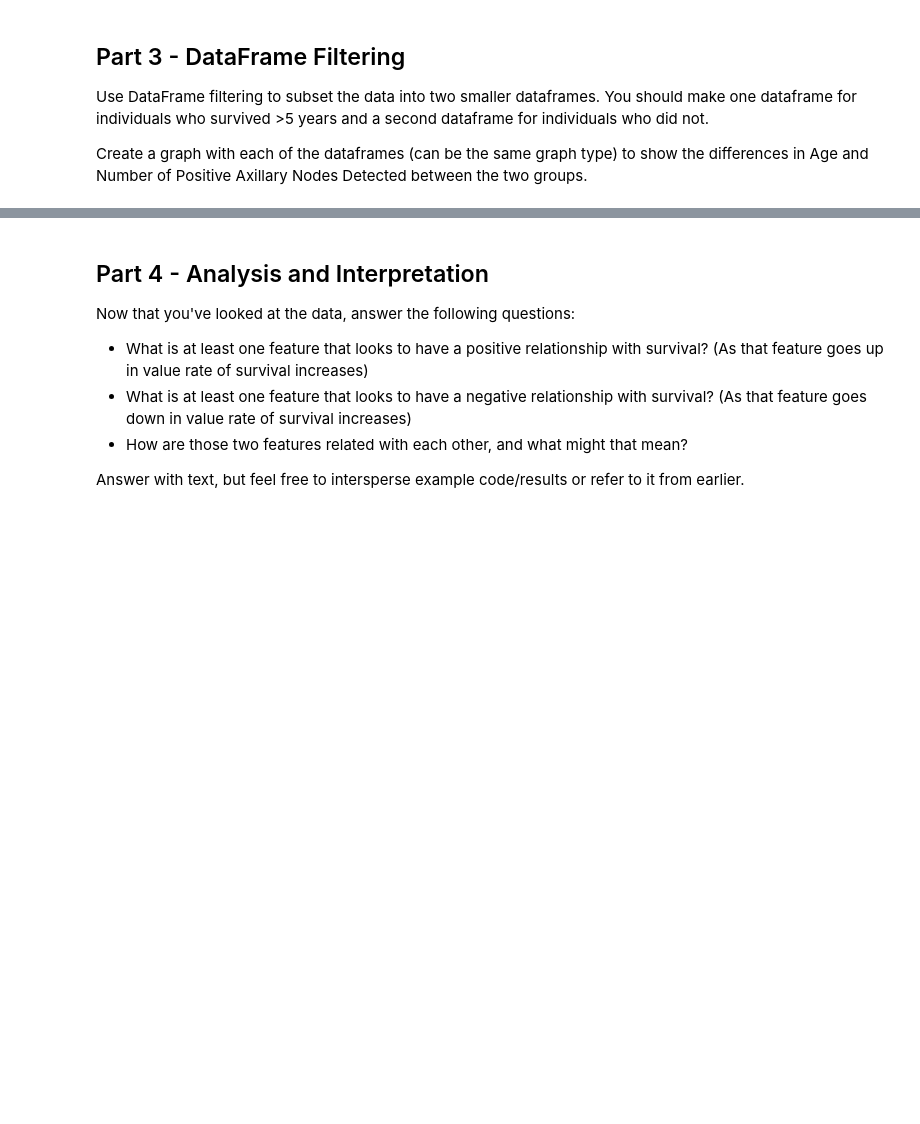
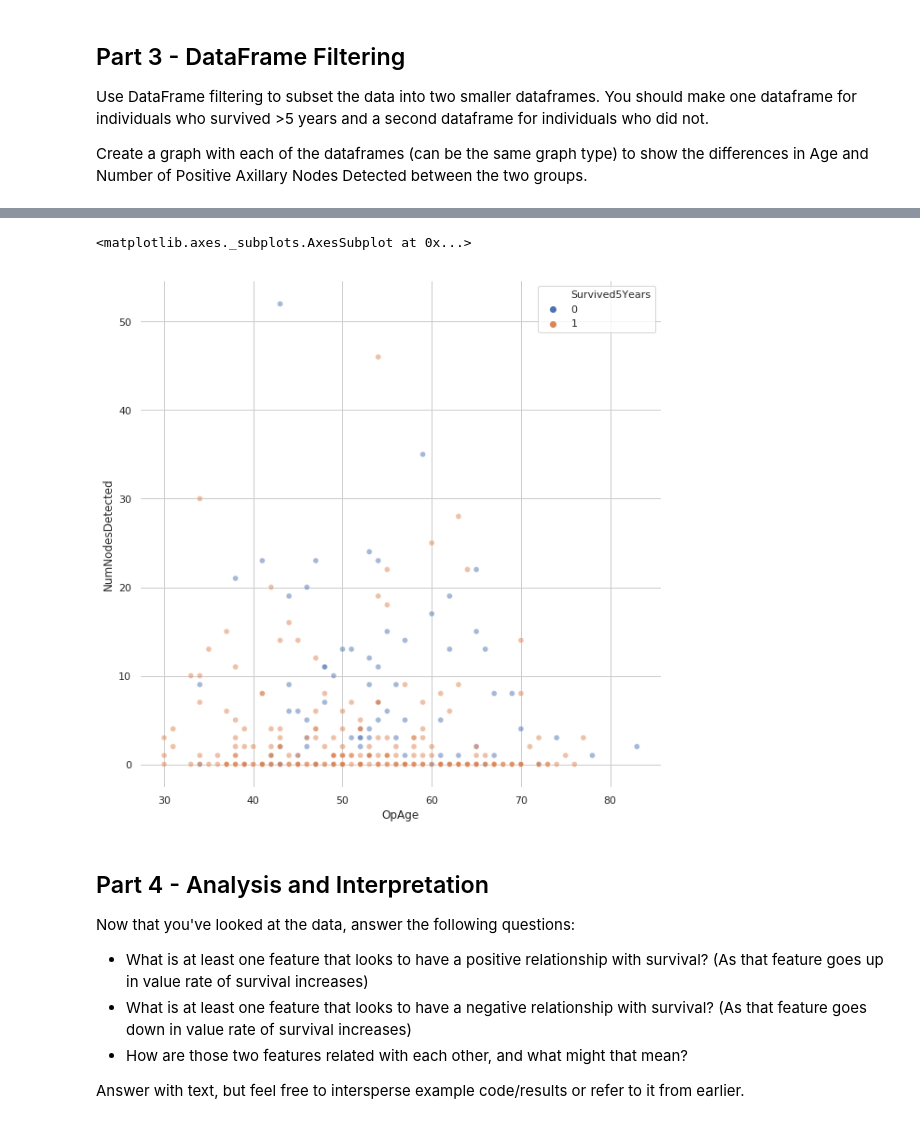
Before and after one commit to coopwilliams/LS-Sprint-Challenges, a Jupyter notebook: DS_Unit_1_Sprint_Challenge_1.ipynb, the cells around one changed output, grey strips where cells are left out. Saved outputs shown, nothing was run; the diff lists cells and outputs as text; code cells hidden in the pictures; blank space fills up the shorter version.

```diff
--- a/DS_Unit_1_Sprint_Challenge_1.ipynb
+++ b/DS_Unit_1_Sprint_Challenge_1.ipynb
@@ -171,3 +198,17 @@ Create a graph with each of the dataframes (can be the same graph type) to show
+# %%
+sns.set(style="whitegrid")
+f, ax = plt.subplots(figsize=(10,10))
+sns.despine(f, left=True, bottom=True)
+sns.scatterplot(x =df.OpAge, y=df.NumNodesDetected,
+                hue=df.Survived5Years,
+                alpha=0.5,
+                legend="brief",
+                ax=ax)
+
+# Set alpha=0.5 so that overlapping points appear more saturated.
+# %% [output]
+<matplotlib.axes._subplots.AxesSubplot at 0x...>
+[figure, added]
 # %% [markdown]
 ## Part 4 - Analysis and Interpretation
 
```
Also changed, not shown: parts of 4 cells of this notebook.
